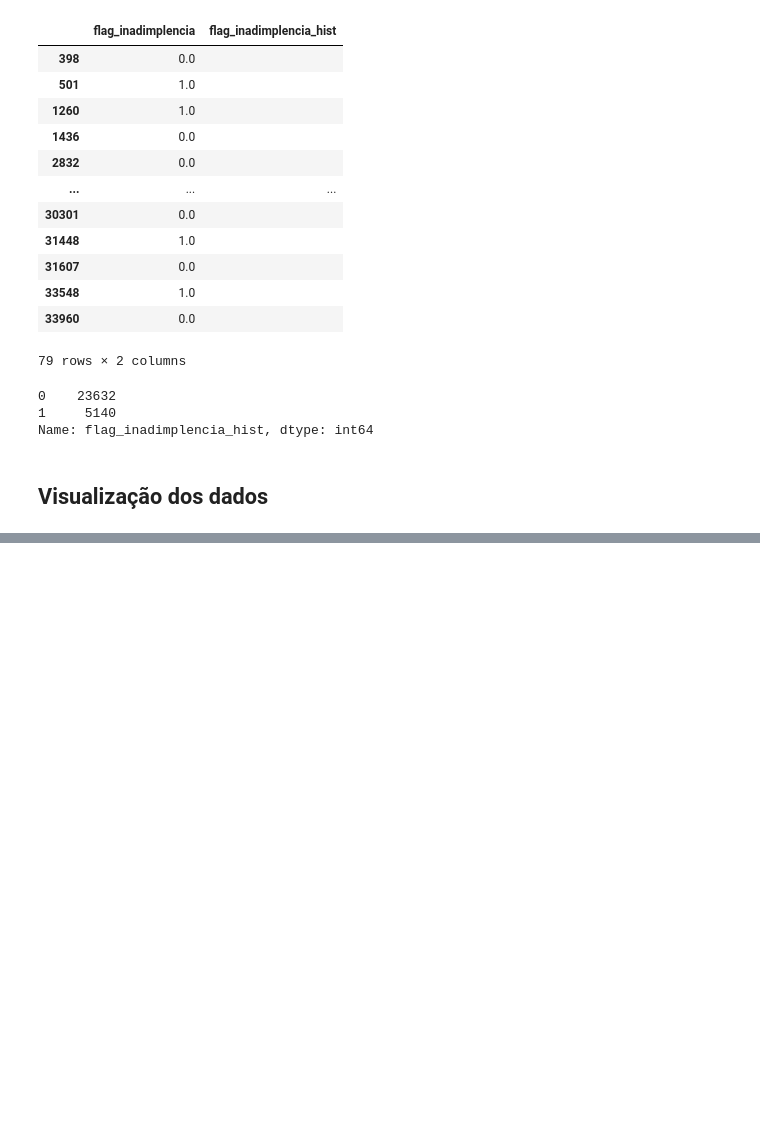
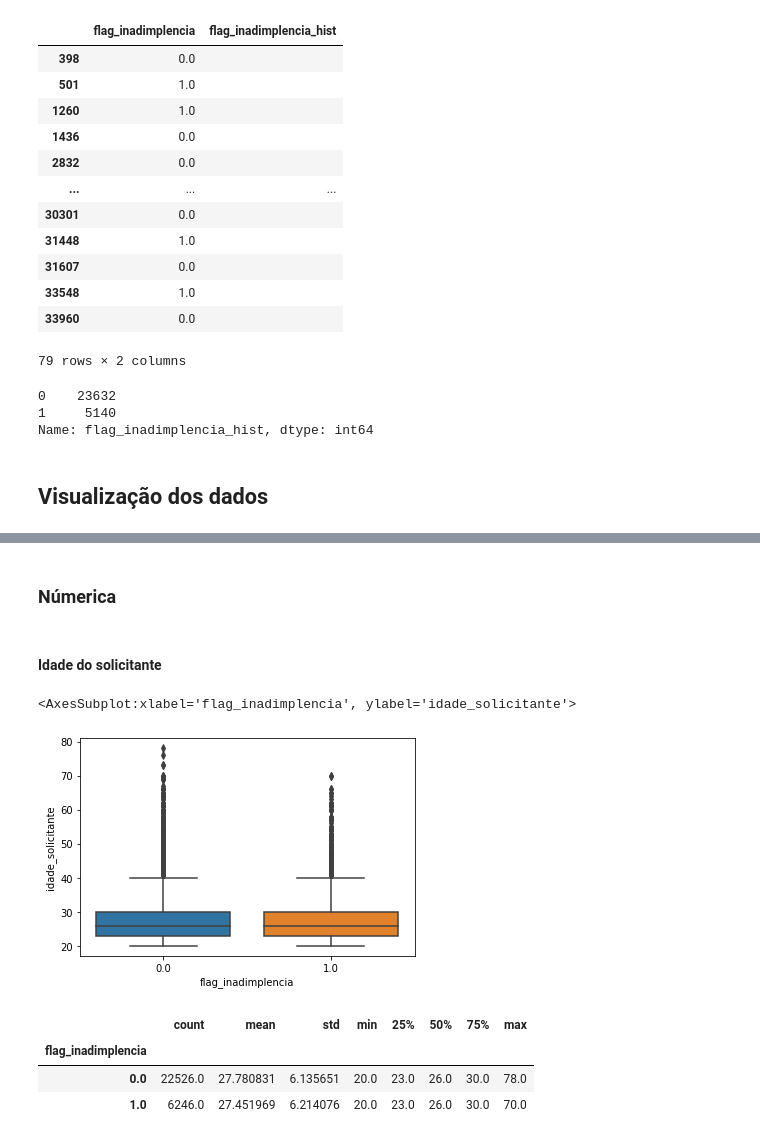
Before and after one commit to exata0mente/alura_cash, a Jupyter notebook: notebooks/Tratamento da Base e modelagem de ML.ipynb, the cells around one changed output, grey strips where cells are left out. Cells and saved outputs as stored; diff of their text form; code cells hidden in the pictures; blank space fills up the shorter version.

```diff
--- a/notebooks/Tratamento da Base e modelagem de ML.ipynb
+++ b/notebooks/Tratamento da Base e modelagem de ML.ipynb
@@ -360,0 +453,16 @@ Name: flag_inadimplencia_hist, dtype: int64
+# %% [markdown]
+### Númerica
+# %% [markdown]
+#### Idade do solicitante
+# %%
+sns.boxplot(data=base_tratada, x='flag_inadimplencia', y='idade_solicitante')
+# %% [output]
+<AxesSubplot:xlabel='flag_inadimplencia', ylabel='idade_solicitante'>
+[figure, added]
+# %%
+base_tratada.groupby('flag_inadimplencia').describe().idade_solicitante
+# %% [output]
+|  | count | mean | std | min | 25% | 50% | 75% | max |
+| flag_inadimplencia |  |  |  |  |  |  |  |  |
+| 0.0 | 22526.0 | 27.780831 | 6.135651 | 20.0 | 23.0 | 26.0 | 30.0 | 78.0 |
+| 1.0 | 6246.0 | 27.451969 | 6.214076 | 20.0 | 23.0 | 26.0 | 30.0 | 70.0 |
```
Also changed, not shown: parts of 76 cells of this notebook, 4 other files.
